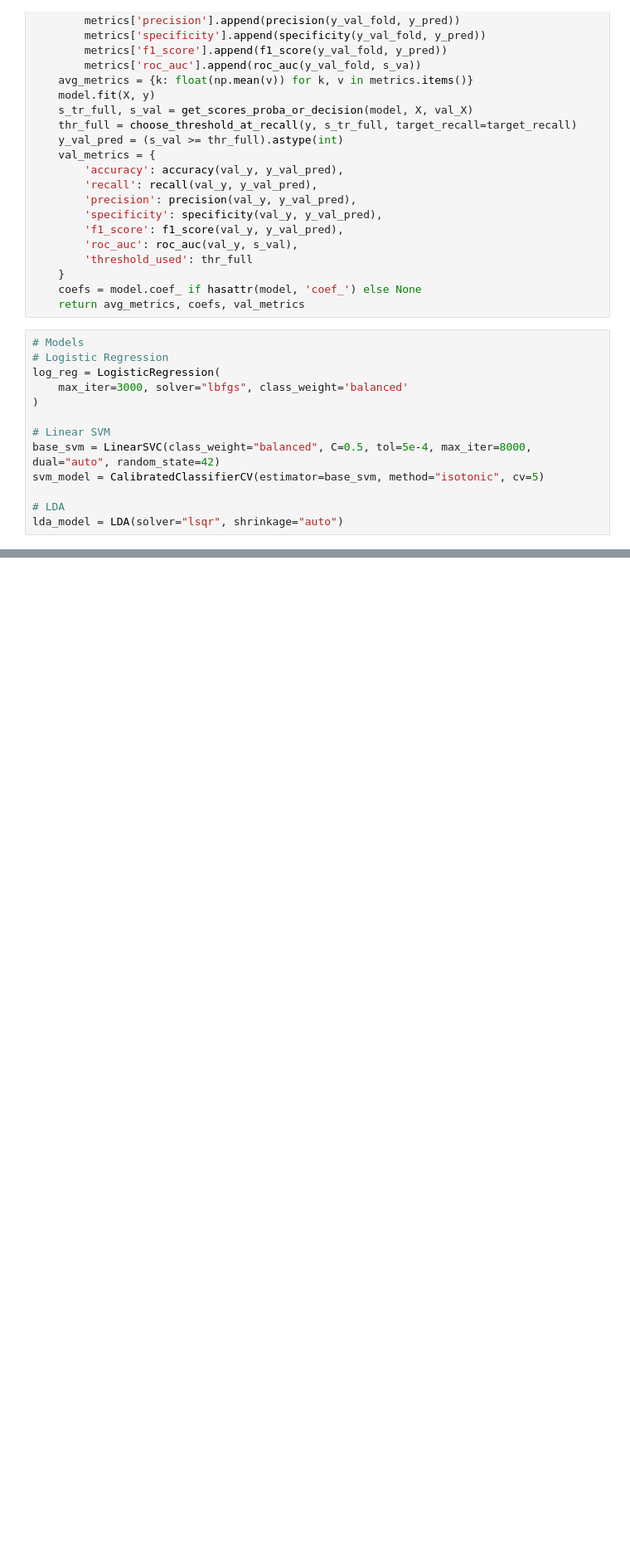
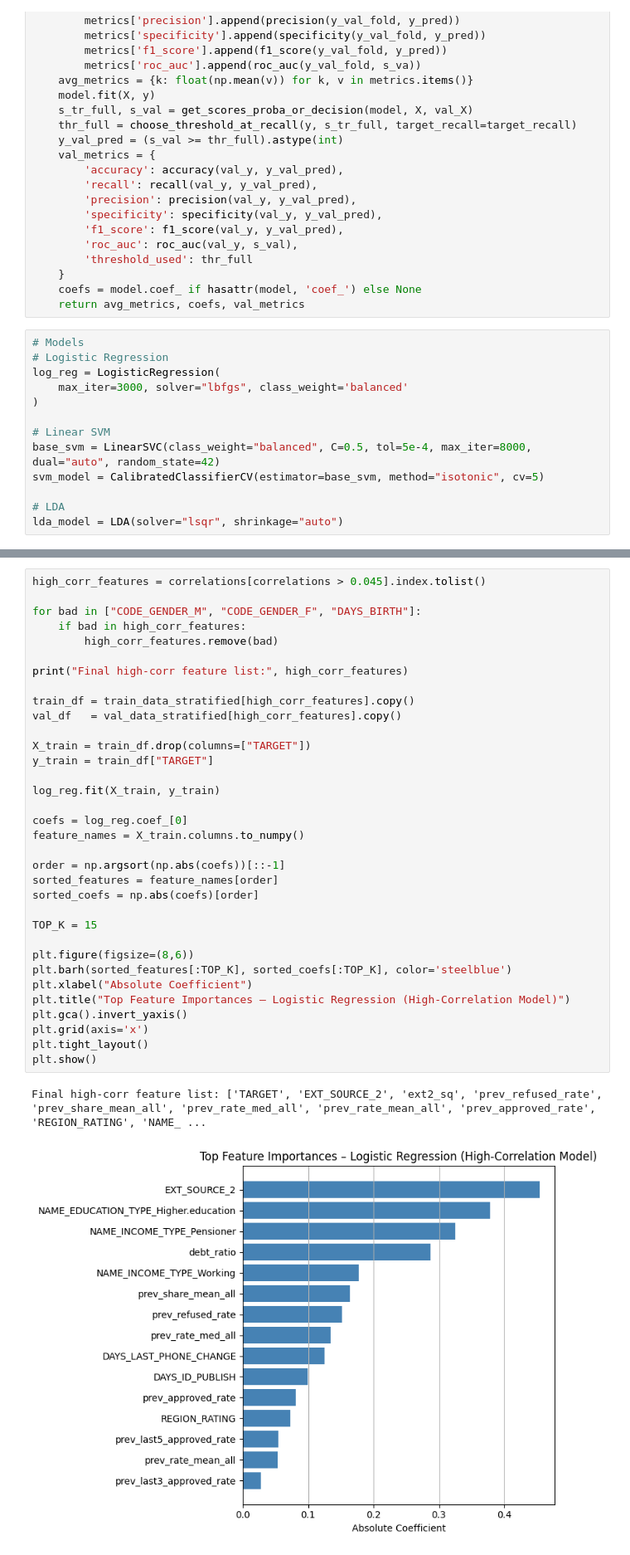
Before and after one commit to sumanth2122/403Project2, a Jupyter notebook: models.ipynb, the cells around one changed output, grey strips where cells are left out. Shown: that part at 83% size. Drawn from its saved outputs; the diff is of its cells as text; blank space fills up the shorter version.

```diff
--- a/models.ipynb
+++ b/models.ipynb
@@ -1083,0 +1013,37 @@ plt.show()
+# %%
+high_corr_features = correlations[correlations > 0.045].index.tolist()
+
+for bad in ["CODE_GENDER_M", "CODE_GENDER_F", "DAYS_BIRTH"]:
+    if bad in high_corr_features:
+        high_corr_features.remove(bad)
+
+print("Final high-corr feature list:", high_corr_features)
+
+train_df = train_data_stratified[high_corr_features].copy()
+val_df   = val_data_stratified[high_corr_features].copy()
+
+X_train = train_df.drop(columns=["TARGET"])
+y_train = train_df["TARGET"]
+
+log_reg.fit(X_train, y_train)
+
+coefs = log_reg.coef_[0]
+feature_names = X_train.columns.to_numpy()
+
+order = np.argsort(np.abs(coefs))[::-1]
+sorted_features = feature_names[order]
+sorted_coefs = np.abs(coefs)[order]
+
+TOP_K = 15
+
+plt.figure(figsize=(8,6))
+plt.barh(sorted_features[:TOP_K], sorted_coefs[:TOP_K], color='steelblue')
+plt.xlabel("Absolute Coefficient")
+plt.title("Top Feature Importances – Logistic Regression (High-Correlation Model)")
+plt.gca().invert_yaxis()
+plt.grid(axis='x')
+plt.tight_layout()
+plt.show()
+# %% [output]
+Final high-corr feature list: ['TARGET', 'EXT_SOURCE_2', 'ext2_sq', 'prev_refused_rate', 'prev_share_mean_all', 'prev_rate_med_all', 'prev_rate_mean_all', 'prev_approved_rate', 'REGION_RATING', 'NAME_ ...
+[figure, added]
```
Also changed, not shown: parts of 18 cells of this notebook.
